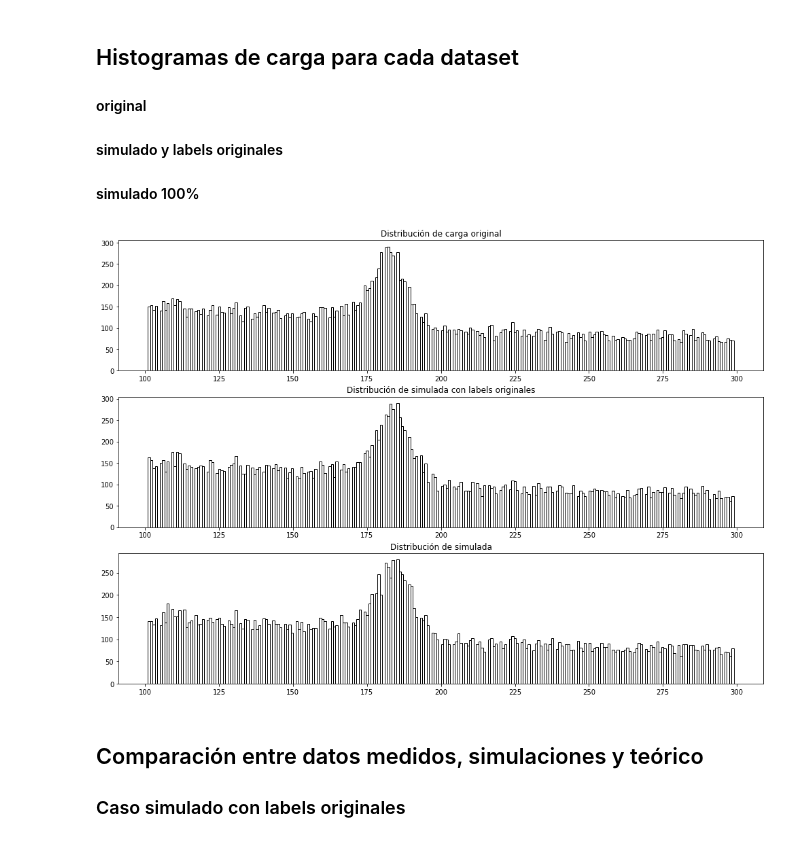
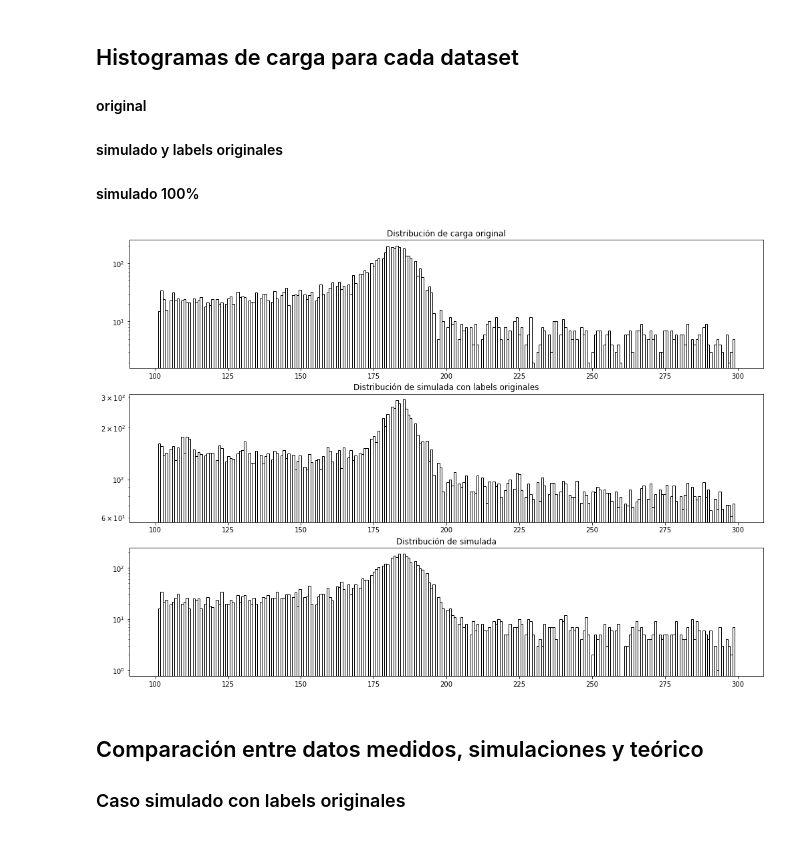
Before and after one commit to Igna11/Tesis-Skipper, a Jupyter notebook: Analisis_Imagenes_clusters.ipynb, the cells around one changed output. Cells and saved outputs as stored; diff of their text form; code cells hidden in the pictures.

```diff
--- a/Analisis_Imagenes_clusters.ipynb
+++ b/Analisis_Imagenes_clusters.ipynb
@@ -557,17 +586,21 @@ df_diff_os["esperanza"] = df_diff_os["area"]*probabilidad
 # %%
 energia_o = df_o[(df_o["energia"]>100) & (df_o["energia"]<300)]["energia"]
 energia_l = df_l[(df_l["energia"]>100) & (df_l["energia"]<300)]["energia"]
 energia_s = df_s[(df_s["energia"]>100) & (df_s["energia"]<300)]["energia"]
+
 fig, axs = plt.subplots(3,1, figsize=(17,12))
 
 axs[0].set_title("Distribución de carga original")
 axs[0].hist(energia_o, bins=250, fill=False)
+axs[0].set_yscale("log")
 axs[1].set_title("Distribución de simulada con labels originales")
 axs[1].hist(energia_l, bins=250, fill=False)
+axs[1].set_yscale("log")
 axs[2].set_title("Distribución de simulada")
 axs[2].hist(energia_s, bins=250, fill=False);
+axs[2].set_yscale("log")
 # %% [output]
-[figure, old version]
+[figure, new version]
 # %% [markdown]
 ## Comparación entre datos medidos, simulaciones y teórico
 ### Caso simulado con labels originales
```
Also changed, not shown: parts of 21 cells of this notebook.
